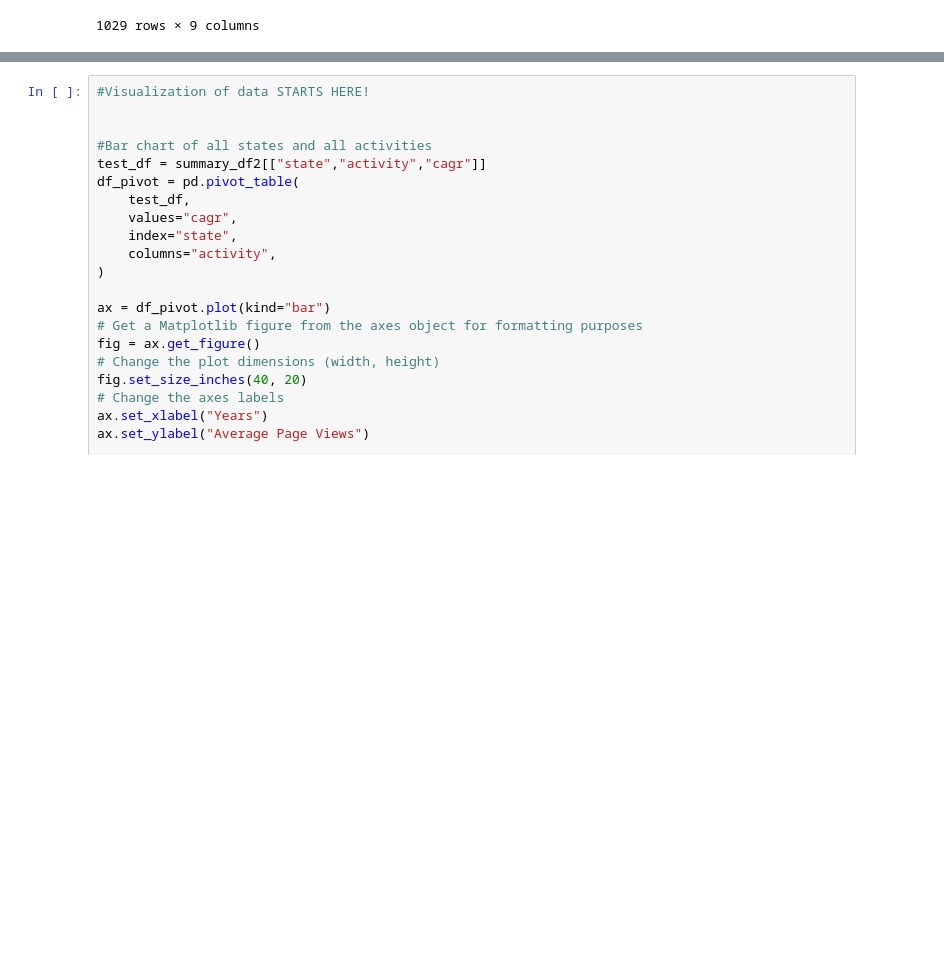
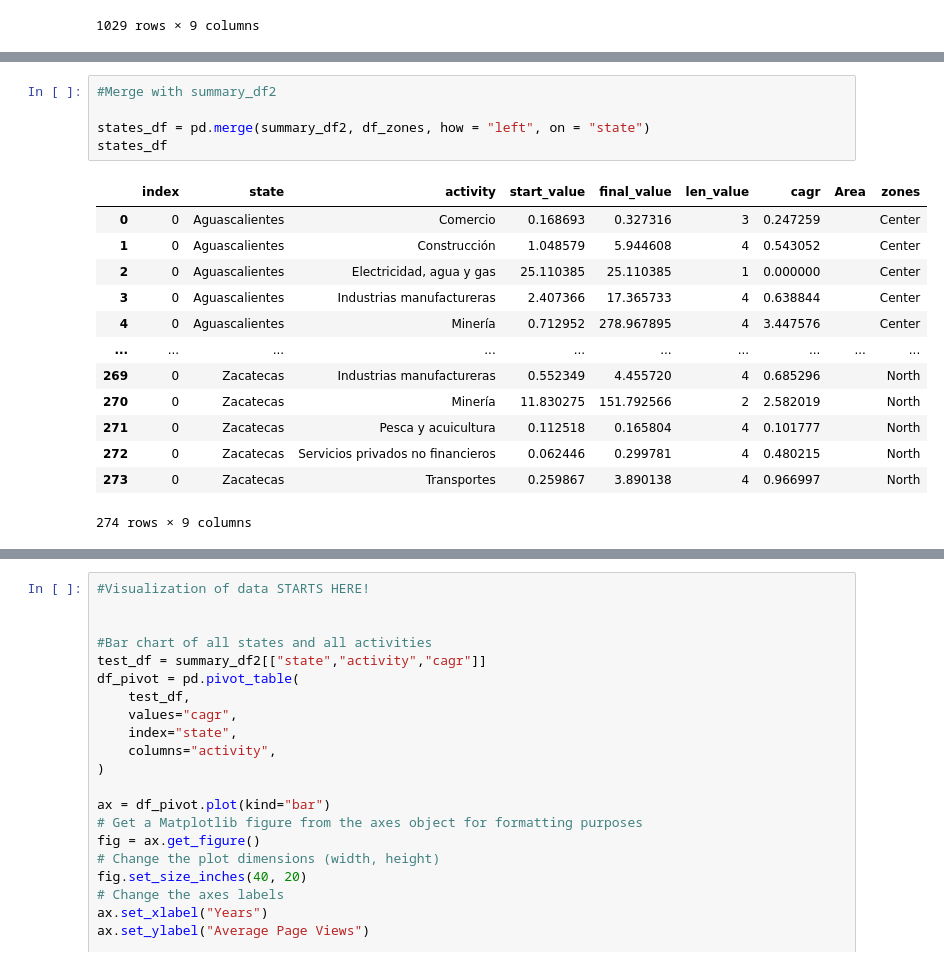
Before and after one commit to damontufar/project1, a Jupyter notebook: data_cleanup/inegi_data.ipynb, the cells around one changed output, grey strips where cells are left out. Drawn from its saved outputs; the diff is of its cells as text; blank space fills up the shorter version.

```diff
--- a/data_cleanup/inegi_data.ipynb
+++ b/data_cleanup/inegi_data.ipynb
@@ -337,0 +368,19 @@ summary_df2
+# %%
+#Merge with summary_df2
+
+states_df = pd.merge(summary_df2, df_zones, how = "left", on = "state")
+states_df
+# %% [output]
+|  | index | state | activity | start_value | final_value | len_value | cagr | Area | zones |
+| 0 | 0 | Aguascalientes | Comercio | 0.168693 | 0.327316 | 3 | 0.247259 |  | Center |
+| 1 | 0 | Aguascalientes | Construcción | 1.048579 | 5.944608 | 4 | 0.543052 |  | Center |
+| 2 | 0 | Aguascalientes | Electricidad, agua y gas | 25.110385 | 25.110385 | 1 | 0.000000 |  | Center |
+| 3 | 0 | Aguascalientes | Industrias manufactureras | 2.407366 | 17.365733 | 4 | 0.638844 |  | Center |
+| 4 | 0 | Aguascalientes | Minería | 0.712952 | 278.967895 | 4 | 3.447576 |  | Center |
+| ... | ... | ... | ... | ... | ... | ... | ... | ... | ... |
+| 269 | 0 | Zacatecas | Industrias manufactureras | 0.552349 | 4.455720 | 4 | 0.685296 |  | North |
+| 270 | 0 | Zacatecas | Minería | 11.830275 | 151.792566 | 2 | 2.582019 |  | North |
+| 271 | 0 | Zacatecas | Pesca y acuicultura | 0.112518 | 0.165804 | 4 | 0.101777 |  | North |
+| 272 | 0 | Zacatecas | Servicios privados no financieros | 0.062446 | 0.299781 | 4 | 0.480215 |  | North |
+| 273 | 0 | Zacatecas | Transportes | 0.259867 | 3.890138 | 4 | 0.966997 |  | North |
+274 rows × 9 columns
```
Also changed, not shown: parts of 10 cells of this notebook.
